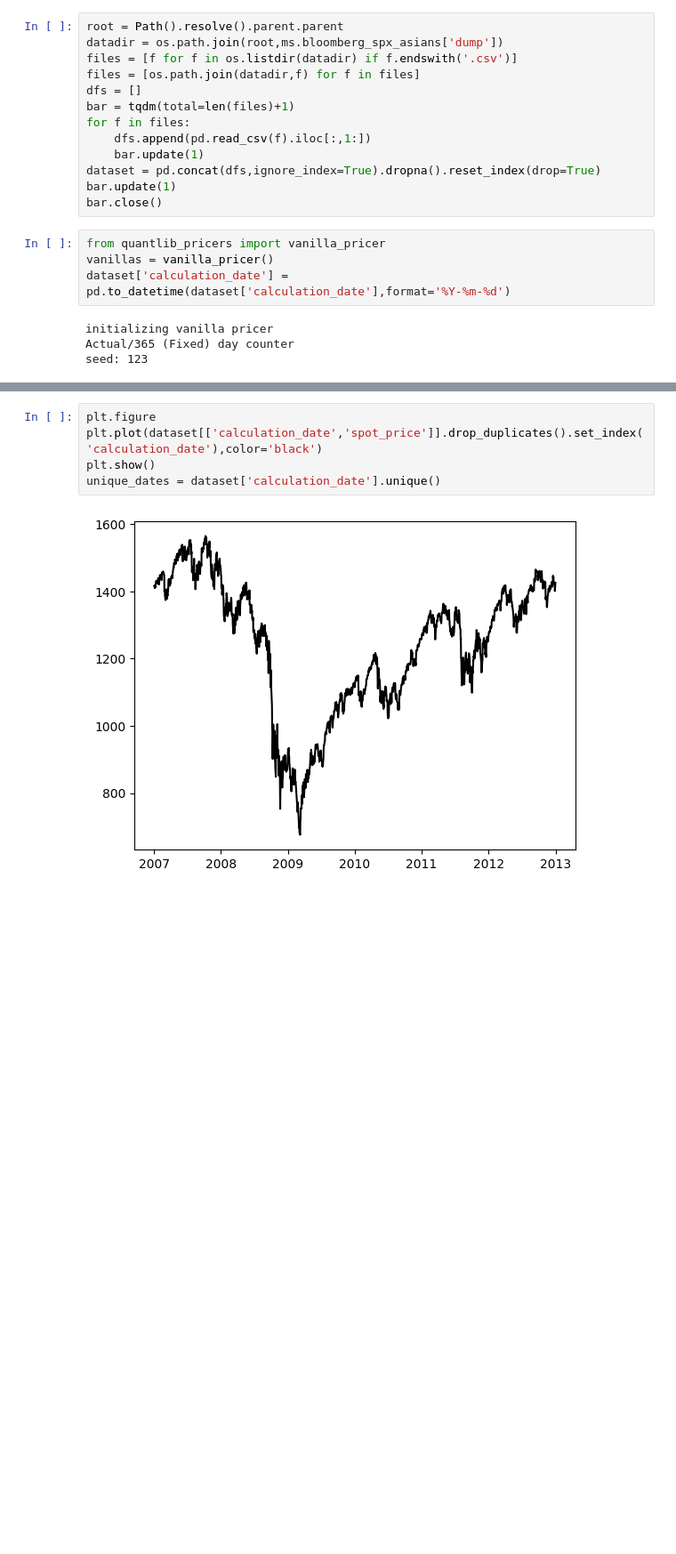
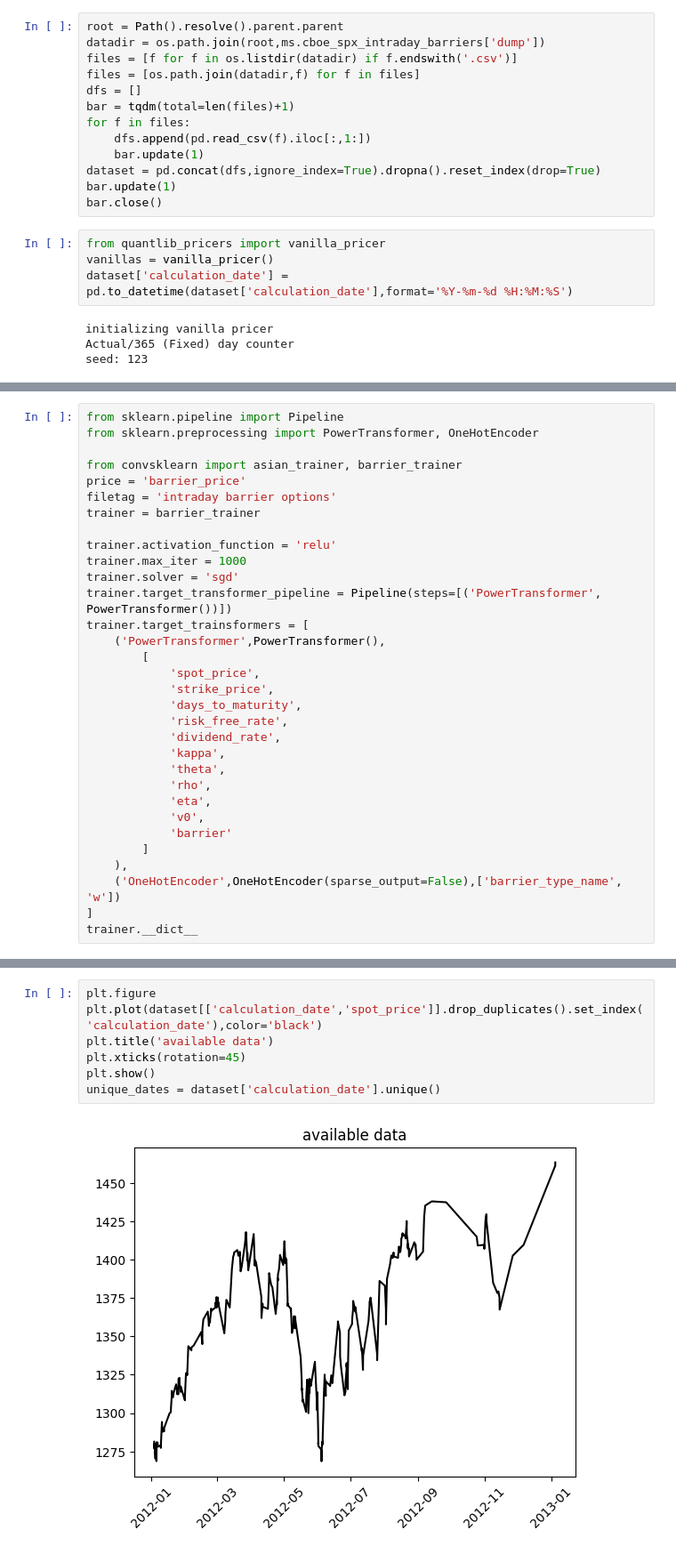
Before and after one commit to boomelage/machine-learning-option-pricing, a Jupyter notebook: train_routine.ipynb, the cells around one changed output, grey strips where cells are left out. Shown at 89% size. Saved outputs shown, nothing was run; the diff lists cells and outputs as text; blank space fills up the shorter version.

```diff
--- a/train_routine.ipynb
+++ b/train_routine.ipynb
@@ -31,6 +31,6 @@ Sun Oct 27 08:04:37 2024
 # %%
 root = Path().resolve().parent.parent
-datadir = os.path.join(root,ms.bloomberg_spx_asians['dump'])
+datadir = os.path.join(root,ms.cboe_spx_intraday_barriers['dump'])
 files = [f for f in os.listdir(datadir) if f.endswith('.csv')]
 files = [os.path.join(datadir,f) for f in files]
 dfs = []
@@ -44,7 +44,7 @@ bar.close()
 # %%
 from quantlib_pricers import vanilla_pricer
 vanillas = vanilla_pricer()
-dataset['calculation_date'] = pd.to_datetime(dataset['calculation_date'],format='%Y-%m-%d')
+dataset['calculation_date'] = pd.to_datetime(dataset['calculation_date'],format='%Y-%m-%d %H:%M:%S')
 # %% [output]
 initializing vanilla pricer
 Actual/365 (Fixed) day counter
@@ -51,0 +54,32 @@ seed: 123
+# %%
+from sklearn.pipeline import Pipeline
+from sklearn.preprocessing import PowerTransformer, OneHotEncoder
+
+from convsklearn import asian_trainer, barrier_trainer
+price = 'barrier_price'
+filetag = 'intraday barrier options'
+trainer = barrier_trainer
+
+trainer.activation_function = 'relu'
+trainer.max_iter = 1000
+trainer.solver = 'sgd'
+trainer.target_transformer_pipeline = Pipeline(steps=[('PowerTransformer', PowerTransformer())])
+trainer.target_trainsformers = [
+    ('PowerTransformer',PowerTransformer(),
+        [
+            'spot_price',
+            'strike_price',
+            'days_to_maturity',
+            'risk_free_rate',
+            'dividend_rate',
+            'kappa',
+            'theta',
+            'rho',
+            'eta',
+            'v0',
+            'barrier'
+        ]
+    ),
+    ('OneHotEncoder',OneHotEncoder(sparse_output=False),['barrier_type_name', 'w'])
+]
+trainer.__dict__
@@ -83,8 +129,10 @@ dataset
 # %%
 plt.figure
 plt.plot(dataset[['calculation_date','spot_price']].drop_duplicates().set_index('calculation_date'),color='black')
+plt.title('available data')
+plt.xticks(rotation=45)
 plt.show()
 unique_dates = dataset['calculation_date'].unique()
 # %% [output]
-[figure, old version]
+[figure, new version]
 # %%
```
Also changed, not shown: parts of 17 cells of this notebook.
